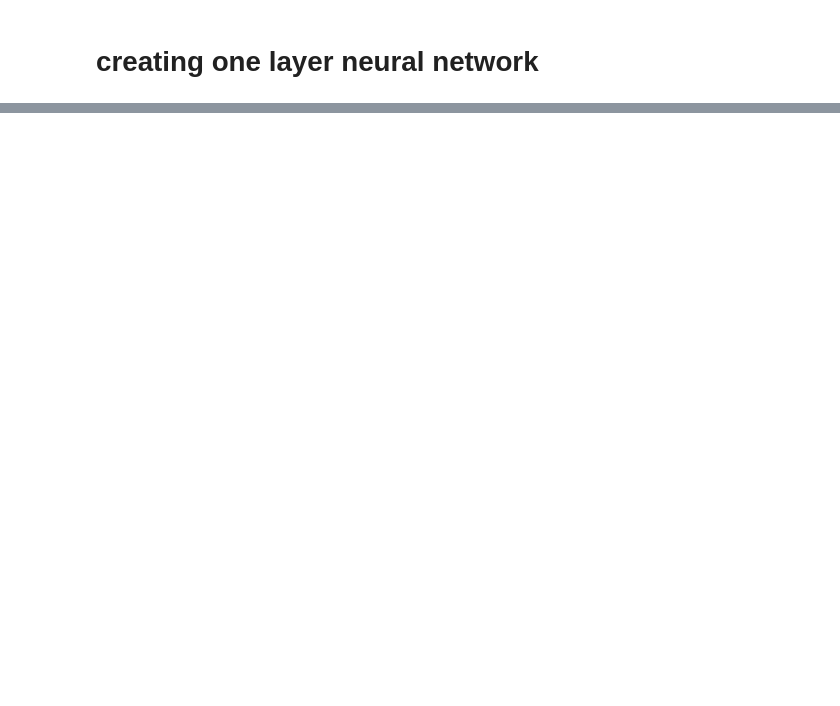
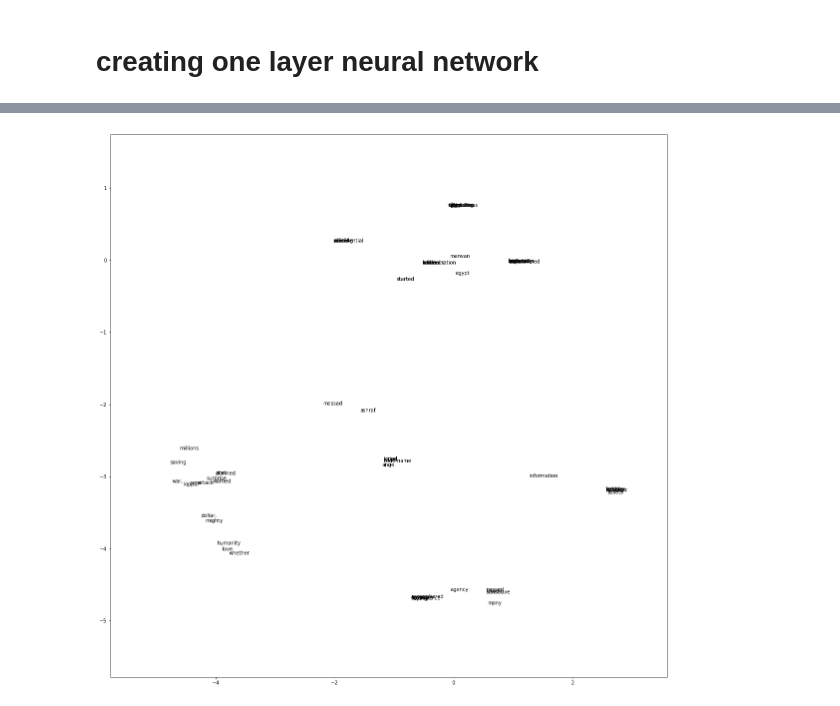
Before and after one commit to aquibjaved/creating-word2vec-from-scratch, a Jupyter notebook: word2vec.ipynb, the cells around one changed output, grey strips where cells are left out. Cells and saved outputs as stored; diff of their text form; code cells hidden in the pictures; blank space fills up the shorter version.

Commit message:
added visualization
experiment with windows size

```diff
--- a/word2vec.ipynb
+++ b/word2vec.ipynb
@@ -85,7 +103,7 @@ word_ids
 main_word = []
 lb_word = []   # neighbour word
 
-WINDOW_SIZE = 2
+WINDOW_SIZE = 5
 # print(sentences)
 
 tok_sentences = []
@@ -130,8 +166,8 @@ Y_train = np.asarray(Y)
 x = tf.placeholder(tf.float32, shape=(None, ONE_HOT_DIM))
 y_label = tf.placeholder(tf.float32, shape=(None, ONE_HOT_DIM))
 
-# word embedding will be 2 dimension for 2d visualization
-EMBEDDING_DIM = 3
+# word embedding will be 3 dimension for 3d visualization
+EMBEDDING_DIM = 2
 
 # hidden layer: which represents word vector eventually
 W1 = tf.Variable(tf.random_normal([ONE_HOT_DIM, EMBEDDING_DIM]))
@@ -147,18 +183,18 @@ prediction = tf.nn.softmax(tf.add( tf.matmul(hidden_layer, W2), b2))
 loss = tf.reduce_mean(-tf.reduce_sum(y_label * tf.log(prediction), axis=[1]))
 
 # training operation
-train_op = tf.train.GradientDescentOptimizer(0.05).minimize(loss)
+train_op = tf.train.GradientDescentOptimizer(0.03).minimize(loss)
 # %%
 
 sess = tf.Session()
 init = tf.global_variables_initializer()
 sess.run(init)
 
-iteration = 20000
+iteration = 50000
 for i in range(iteration):
     # input is X_train which is one hot encoded word
     # label is Y_train which is one hot encoded neighbor word
     sess.run(train_op, feed_dict={x: X_train, y_label: Y_train})
-    if i % 3000 == 0:
+    if i % 5000 == 0:
         print('iteration '+str(i)+' loss is : ', sess.run(loss, feed_dict={x: X_train, y_label: Y_train}))
 # %% [output]
@@ -193,0 +227,6 @@ print(vectors)
+# %%
+import pandas as pd
+w2v_df = pd.DataFrame(vectors, columns = ['x1', 'x2'])
+w2v_df['word'] = unique_words
+w2v_df = w2v_df[['word', 'x1', 'x2']]
+w2v_df
@@ -193,0 +252,21 @@ print(vectors)
+# %%
+import matplotlib.pyplot as plt
+# %matplotlib inline
+fig, ax = plt.subplots()
+
+for word, x1, x2 in zip(w2v_df['word'], w2v_df['x1'], w2v_df['x2']):
+    ax.annotate(word, (x1,x2 ))
+
+PADDING = 1.0
+x_axis_min = np.amin(vectors, axis=0)[0] - PADDING
+y_axis_min = np.amin(vectors, axis=0)[1] - PADDING
+x_axis_max = np.amax(vectors, axis=0)[0] + PADDING
+y_axis_max = np.amax(vectors, axis=0)[1] + PADDING
+
+plt.xlim(x_axis_min,x_axis_max)
+plt.ylim(y_axis_min,y_axis_max)
+plt.rcParams["figure.figsize"] = (20,20)
+
+plt.show()
+# %% [output]
+[figure, added]
```
Also changed, not shown: parts of 12 cells of this notebook.
